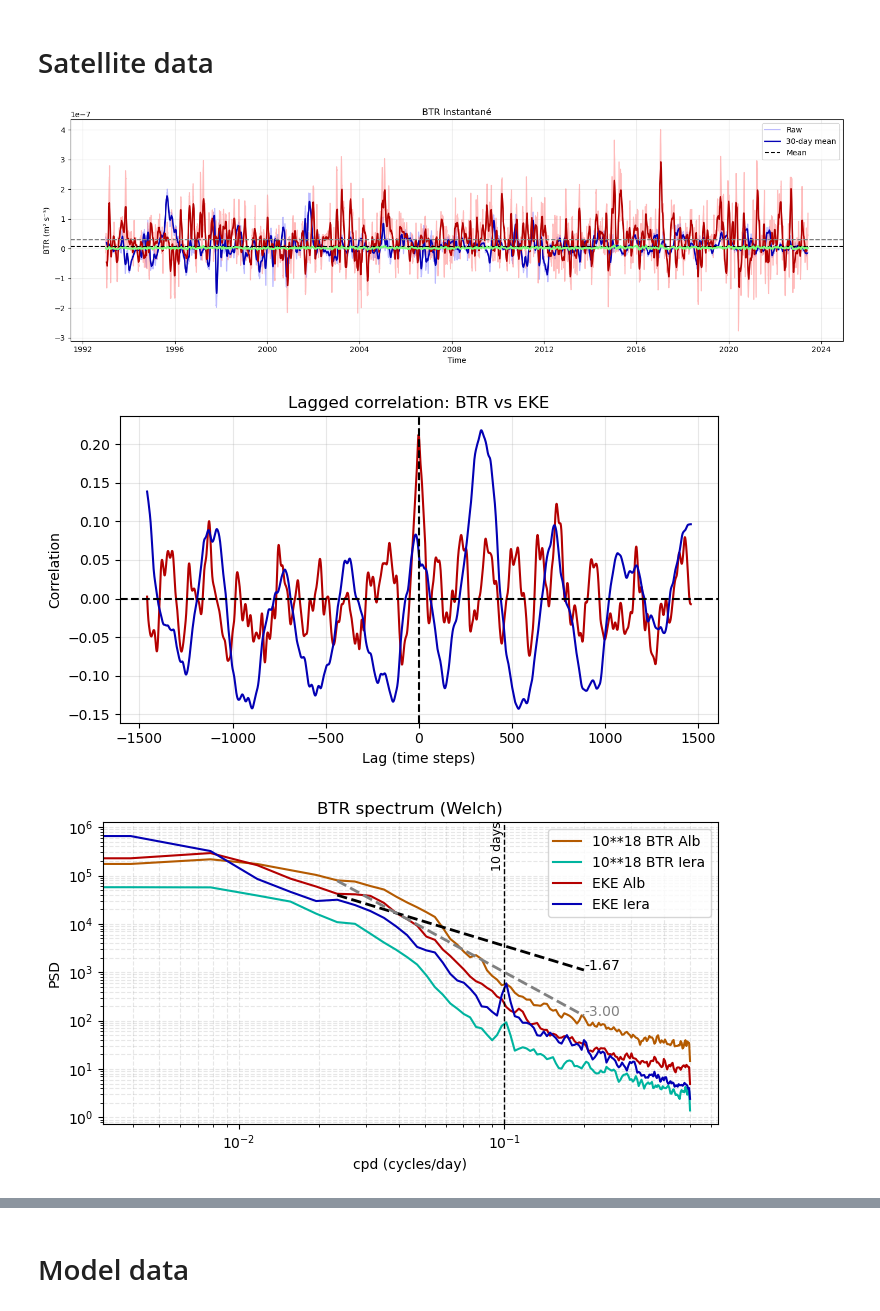
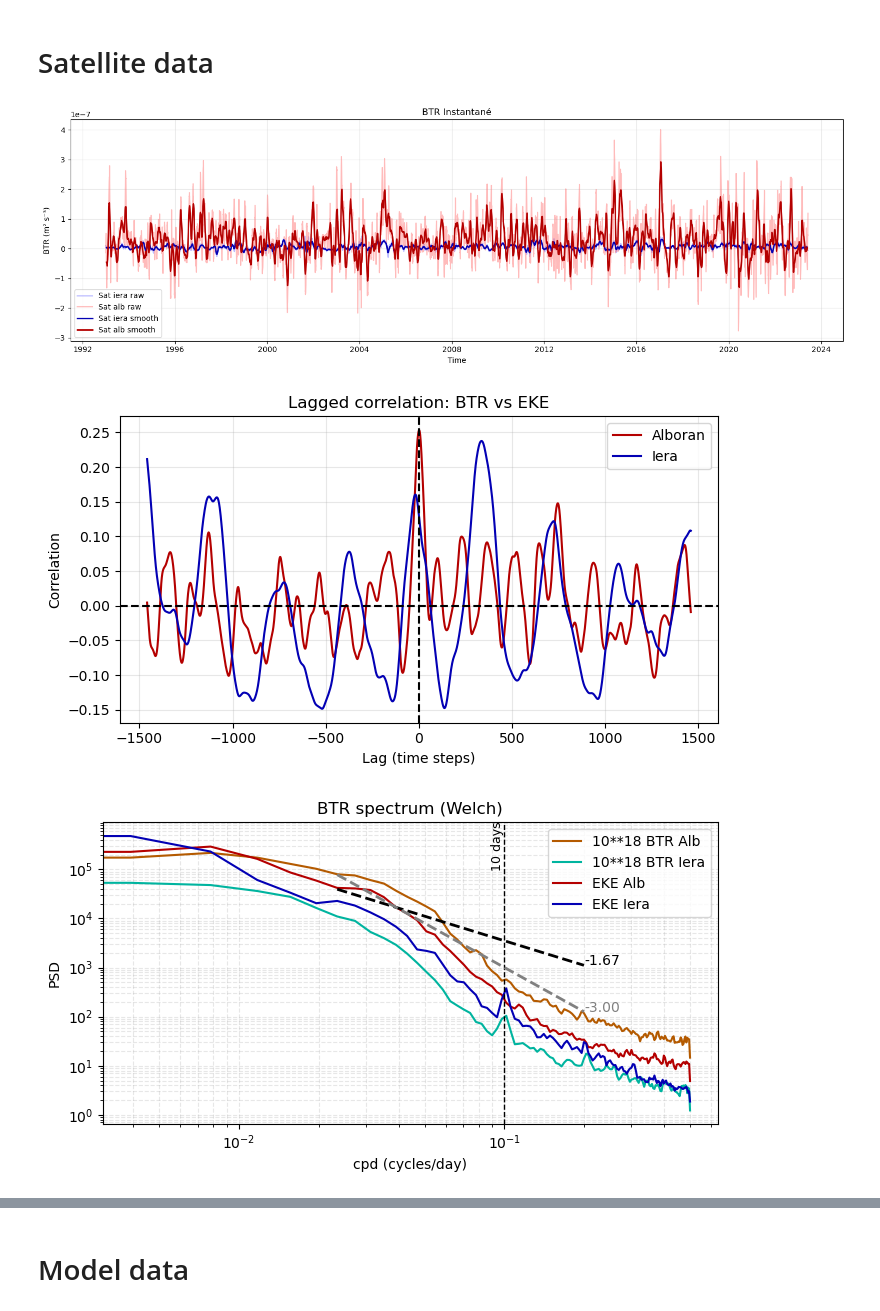
Before and after one commit to phargous/E_transfers, a Jupyter notebook: code/notebooks/1training.ipynb, the cells around one changed output, grey strips where cells are left out. Drawn from its saved outputs; the diff is of its cells as text; code cells hidden in the pictures.

```diff
--- a/code/notebooks/1training.ipynb
+++ b/code/notebooks/1training.ipynb
@@ -65,6 +65,7 @@ data.to_netcdf('../../data/neke_uvgos_a_dt2021.nc')
 # %%
 # Satellite data
 data = xr.open_dataset('../../data/neke_uvgos_a_dt2021.nc')
+data["time"] = data["time"].dt.round("D")
 # Model data
 glorys = xr.open_dataset('../../data/001_030_glorys_uovo_sal_temp_boT_mld_zos.nc')
 glorys = glorys.rename({'longitude': 'lon', 'latitude': 'lat'})
@@ -73,3 +74,7 @@ glorys = glorys.squeeze(dim="depth")
 ensemble = xr.open_dataset('../../data/001_031_ensemble_uovo_sal_temp_mld_zos.nc')
 ensemble = ensemble.rename({'longitude': 'lon', 'latitude': 'lat'})
 ensemble = ensemble.squeeze(dim="depth")
+
+mfc = xr.open_dataset('../../data/006_004_medmfc_uovo.nc')
+mfc = mfc.rename({'longitude': 'lon', 'latitude': 'lat'})
+mfc = mfc.squeeze(dim="depth")
@@ -85,8 +101,9 @@ def subset_region(ds, lonmin, lonmax, latmin, latmax):
 # %%
 # Regions
 lonmin_alb, lonmax_alb, latmin_alb, latmax_alb = -5.4, -1, 35.2, 36.7
-lonmin_iera, lonmax_iera, latmin_iera, latmax_iera = 25, 27, 33, 35
+lonmin_iera, lonmax_iera, latmin_iera, latmax_iera = 24, 30, 31, 36
 lonmin_med, lonmax_med, latmin_med, latmax_med = -10, 37, 30, 45
+# lonmin_iera, lonmax_iera, latmin_iera, latmax_iera = 25, 27, 33, 35.5
 # %% [markdown]
 # Satellite data
 # %%
@@ -138,21 +158,21 @@ btr_med_mean = btr_med.mean(('lat', 'lon'))
 fig, ax = plt.subplots(figsize=(15, 5))
 
 # signal brut
-btr_iera_mean.plot(ax=ax, color="#7B79FF", alpha=0.5, label="Raw")
-btr_alb_mean.plot(ax=ax, color="#FF7979", alpha=0.5)
+btr_iera_mean.plot(ax=ax, color="#7B79FF", alpha=0.5, label="Sat iera raw")
+btr_alb_mean.plot(ax=ax, color="#FF7979", alpha=0.5, label='Sat alb raw')
 
 
 # lissage (30 jours)
 btr_smooth_iera = btr_iera_mean.rolling(time=30, center=True).mean()
-btr_smooth_iera.plot(ax=ax, color="#0300B4", linewidth=2, label="30-day mean")
+btr_smooth_iera.plot(ax=ax, color="#0300B4", linewidth=2, label="Sat iera smooth")
 btr_smooth_alb = btr_alb_mean.rolling(time=30, center=True).mean()
-btr_smooth_alb.plot(ax=ax, color="#B40000", linewidth=2)
+btr_smooth_alb.plot(ax=ax, color="#B40000", linewidth=2, label='Sat alb smooth')
 
 # moyenne globale
-ax.axhline(btr_iera_mean.mean(), color="k", linestyle="--", label="Mean")
-ax.axhline(btr_alb_mean.mean(), color="grey", linestyle="--")
+# ax.axhline(btr_iera_mean.mean(), color="k", linestyle="--", label="Mean")
+# ax.axhline(btr_alb_mean.mean(), color="grey", linestyle="--")
 
-btr_med_mean.plot(ax=ax, color="#79FF7B", lw=2)
+# btr_med_mean.plot(ax=ax, color="#79FF7B", lw=2)
 
 ax.set_title("BTR Instantané")
 ax.set_ylabel("BTR (m² s⁻³)")
@@ -162,4 +182,4 @@ ax.legend()
 plt.tight_layout()
 plt.show()
 # %% [output]
-[figure, old version]
+[figure, new version]
@@ -186,37 +203,39 @@ eke_z_iera = zscore(eke_iera)
 lags = np.arange(-365*4+1, 365*4+1)  # ±365 jours ou pas de temps
 
 corrs_alb = []
 corrs_iera = []
 
 for lag in lags:
-    corrs_alb.append(xr.corr(btr_z_alb, eke_z_alb.shift(time=lag)))
-    corrs_iera.append(xr.corr(btr_z_iera, eke_z_iera.shift(time=lag)))
+    # corrs_alb.append(xr.corr(btr_z_alb, eke_z_alb.shift(time=lag)))
+    # corrs_iera.append(xr.corr(btr_z_iera, eke_z_iera.shift(time=lag)))
+    corrs_alb.append(xr.corr(btr_smooth_alb, eke_alb.shift(time=lag)))
+    corrs_iera.append(xr.corr(btr_smooth_iera, eke_iera.shift(time=lag)))
 
 
 corrs_alb = xr.concat(corrs_alb, dim="lag")
 corrs_alb["lag"] = lags
 corrs_iera = xr.concat(corrs_iera, dim="lag")
 corrs_iera["lag"] = lags
 
 
 fig, ax = plt.subplots(figsize=(7,4))
 
 corrs_alb.plot(ax=ax, label="Alboran", color="#B40000")
 corrs_iera.plot(ax=ax, label="Iera", color="#0300B4")
 
 ax.axhline(0, color="k", linestyle="--")
 ax.axvline(0, color="k", linestyle="--")
 
 ax.set_xlabel("Lag (time steps)")
 ax.set_ylabel("Correlation")
 ax.set_title("Lagged correlation: BTR vs EKE")
 
 ax.grid(True, alpha=0.3)
-
+plt.legend()
 plt.tight_layout()
 plt.show()
 # %% [output]
-[figure, old version]
+[figure, new version]
 # %%
 # fréquence d’échantillonnage (IMPORTANT)
 # 1 point/jour → fs = 1
@@ -285,7 +304,7 @@ ax.grid(True, which="both", linestyle="--", alpha=0.3)
 plt.tight_layout()
 plt.show()
 # %% [output]
-[figure, old version]
+[figure, new version]
 # %%
 ccrs_land = feature.NaturalEarthFeature('physical', 'land', '50m',
                                         edgecolor='black',
```
Also changed, not shown: parts of 29 cells of this notebook, 3 other files.
